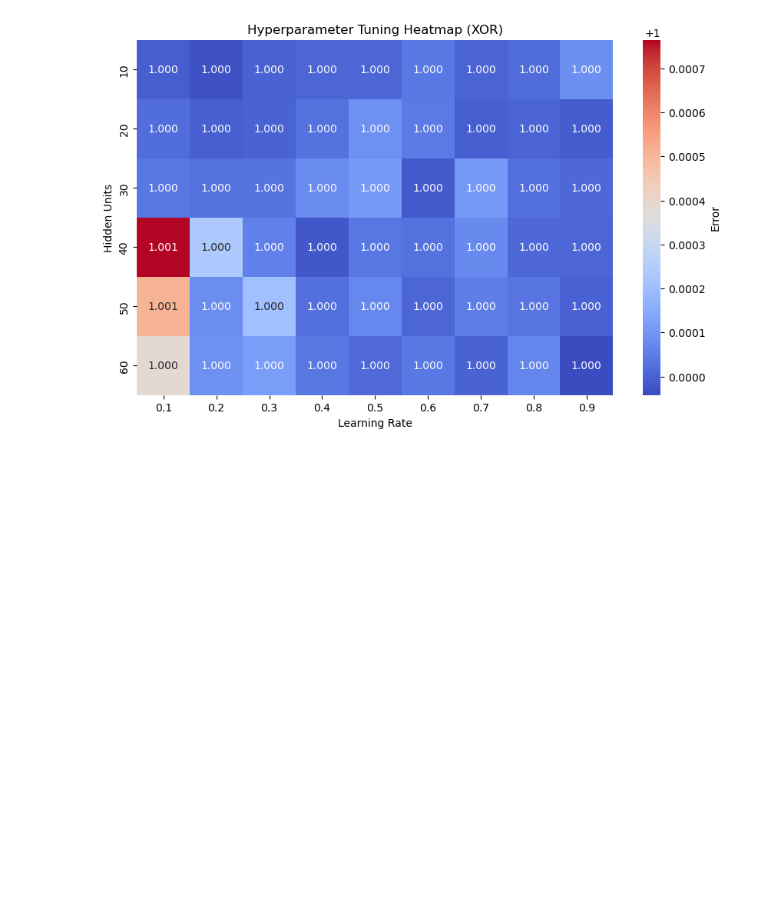
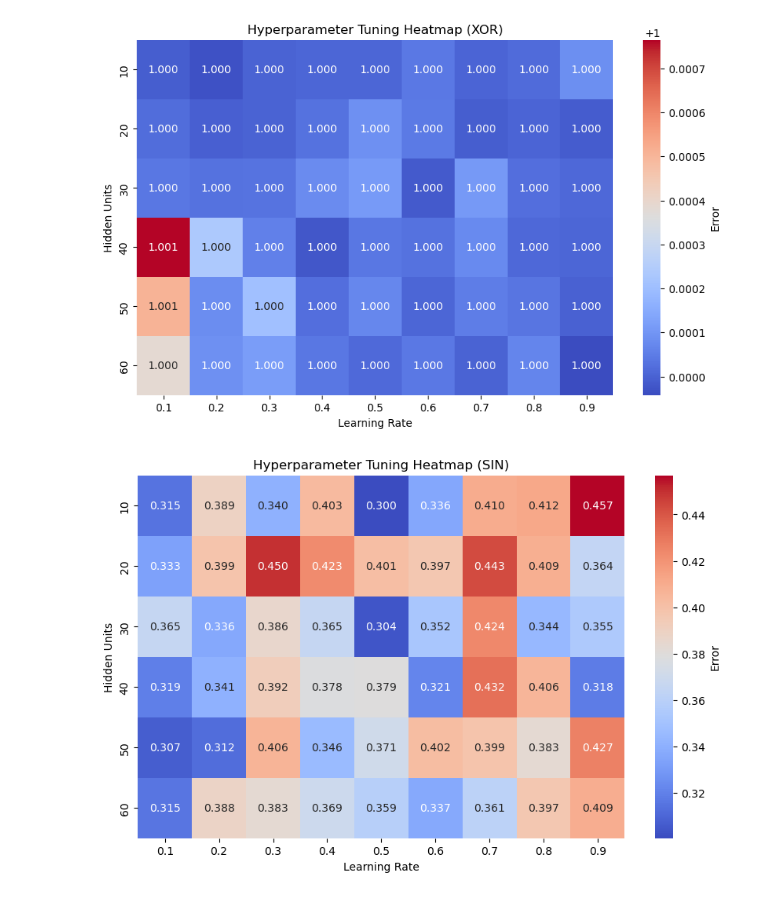
Before and after one commit to AbdullahShinwari8970/Reasearch-Model, a Jupyter notebook: Project/NotbookTesting.ipynb, the cells around one changed output. Drawn from its saved outputs; the diff is of its cells as text; code cells hidden in the pictures; blank space fills up the shorter version.

```diff
--- a/Project/NotbookTesting.ipynb
+++ b/Project/NotbookTesting.ipynb
@@ -542,3 +542,45 @@ plt.ylabel('Hidden Units')
 plt.show()
 # %% [output]
 [figure]
+# %%
+import pandas as pd
+import seaborn as sns
+import matplotlib.pyplot as plt
+
+data = pd.read_csv('sin_function_hyperparameter_errors.csv')
+
+data.head()
+
+pivot_data = data.pivot(index='Hidden Units', columns='Learning Rate', values='Error')
+pivot_data
+
+import seaborn as sns
+import matplotlib.pyplot as plt
+
+plt.figure(figsize=(10, 6))
+sns.heatmap(pivot_data, annot=True, cmap="coolwarm", fmt=".3f", cbar_kws={'label': 'Error'})
+plt.title('Hyperparameter Tuning Heatmap (SIN)')
+plt.xlabel('Learning Rate')
+plt.ylabel('Hidden Units')
+plt.show()import pandas as pd
+import seaborn as sns
+import matplotlib.pyplot as plt
+
+data = pd.read_csv('sin_function_hyperparameter_errors.csv')
+
+data.head()
+
+pivot_data = data.pivot(index='Hidden Units', columns='Learning Rate', values='Error')
+pivot_data
+
+import seaborn as sns
+import matplotlib.pyplot as plt
+
+plt.figure(figsize=(10, 6))
+sns.heatmap(pivot_data, annot=True, cmap="coolwarm", fmt=".3f", cbar_kws={'label': 'Error'})
+plt.title('Hyperparameter Tuning Heatmap (SIN)')
+plt.xlabel('Learning Rate')
+plt.ylabel('Hidden Units')
+plt.show()
+# %% [output]
+[figure, added]
```
Also changed, not shown: parts of 1 cell of this notebook, 7 other files.
